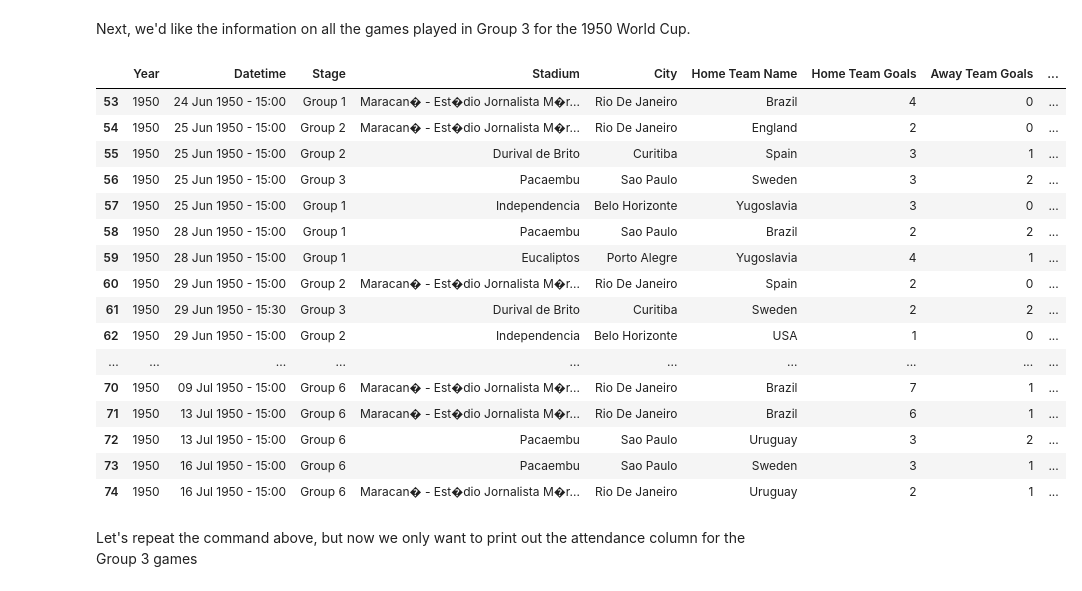
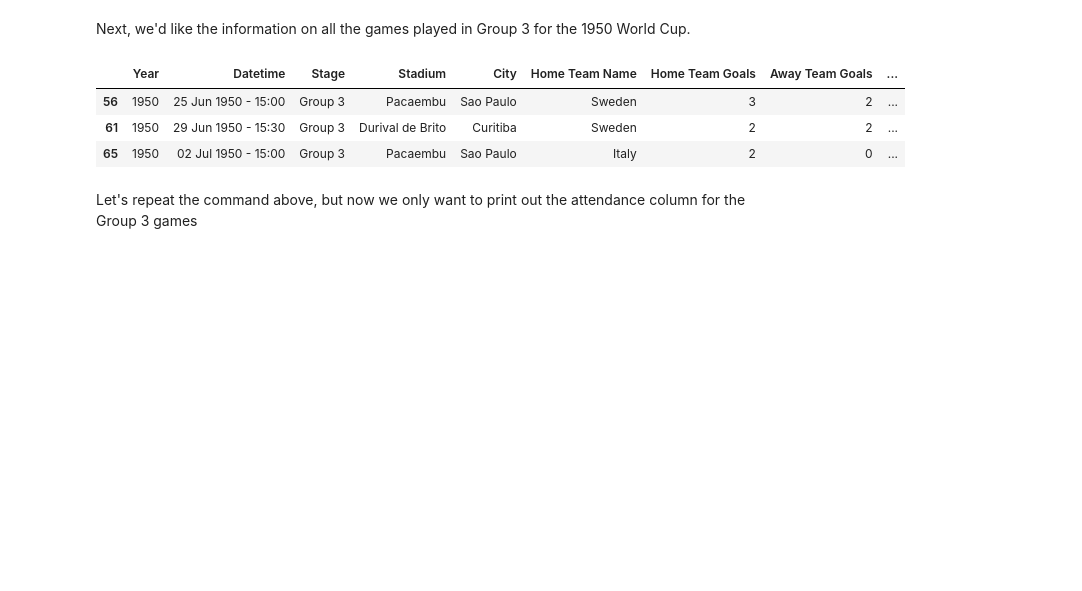
Before and after one commit to rvent/dsc-1-03-09-accessing-data-within-pandas-lab-nyc-ds-career-012819, a Jupyter notebook: index.ipynb, the cells around one changed output. Saved outputs shown, nothing was run; the diff lists cells and outputs as text; code cells hidden in the pictures; blank space fills up the shorter version.

```diff
--- a/index.ipynb
+++ b/index.ipynb
@@ -110,25 +110,12 @@ df[5:10][["Home Team Name", "Away Team Name"]]
 # %% [markdown]
 Next, we'd like the information on all the games played in Group 3 for the 1950 World Cup.
 # %%
-df[[df.Year==1950 df.Stage == "Group 3" &
+df[(df.Year==1950) & (df.Stage == "Group 3")]
 # %% [output]
 |  | Year | Datetime | Stage | Stadium | City | Home Team Name | Home Team Goals | Away Team Goals | ... |
-| 53 | 1950 | 24 Jun 1950 - 15:00 | Group 1 | Maracan� - Est�dio Jornalista M�r... | Rio De Janeiro | Brazil | 4 | 0 | ... |
-| 54 | 1950 | 25 Jun 1950 - 15:00 | Group 2 | Maracan� - Est�dio Jornalista M�r... | Rio De Janeiro | England | 2 | 0 | ... |
-| 55 | 1950 | 25 Jun 1950 - 15:00 | Group 2 | Durival de Brito | Curitiba | Spain | 3 | 1 | ... |
 | 56 | 1950 | 25 Jun 1950 - 15:00 | Group 3 | Pacaembu | Sao Paulo | Sweden | 3 | 2 | ... |
-| 57 | 1950 | 25 Jun 1950 - 15:00 | Group 1 | Independencia | Belo Horizonte | Yugoslavia | 3 | 0 | ... |
-| 58 | 1950 | 28 Jun 1950 - 15:00 | Group 1 | Pacaembu | Sao Paulo | Brazil | 2 | 2 | ... |
-| 59 | 1950 | 28 Jun 1950 - 15:00 | Group 1 | Eucaliptos | Porto Alegre | Yugoslavia | 4 | 1 | ... |
-| 60 | 1950 | 29 Jun 1950 - 15:00 | Group 2 | Maracan� - Est�dio Jornalista M�r... | Rio De Janeiro | Spain | 2 | 0 | ... |
 | 61 | 1950 | 29 Jun 1950 - 15:30 | Group 3 | Durival de Brito | Curitiba | Sweden | 2 | 2 | ... |
-| 62 | 1950 | 29 Jun 1950 - 15:00 | Group 2 | Independencia | Belo Horizonte | USA | 1 | 0 | ... |
-| ... | ... | ... | ... | ... | ... | ... | ... | ... | ... |
-| 70 | 1950 | 09 Jul 1950 - 15:00 | Group 6 | Maracan� - Est�dio Jornalista M�r... | Rio De Janeiro | Brazil | 7 | 1 | ... |
-| 71 | 1950 | 13 Jul 1950 - 15:00 | Group 6 | Maracan� - Est�dio Jornalista M�r... | Rio De Janeiro | Brazil | 6 | 1 | ... |
-| 72 | 1950 | 13 Jul 1950 - 15:00 | Group 6 | Pacaembu | Sao Paulo | Uruguay | 3 | 2 | ... |
-| 73 | 1950 | 16 Jul 1950 - 15:00 | Group 6 | Pacaembu | Sao Paulo | Sweden | 3 | 1 | ... |
-| 74 | 1950 | 16 Jul 1950 - 15:00 | Group 6 | Maracan� - Est�dio Jornalista M�r... | Rio De Janeiro | Uruguay | 2 | 1 | ... |
+| 65 | 1950 | 02 Jul 1950 - 15:00 | Group 3 | Pacaembu | Sao Paulo | Italy | 2 | 0 | ... |
 # %% [markdown]
 Let's repeat the command above, but now we only want to print out the attendance column for the Group 3 games
 # %% [markdown]
```
Also changed, not shown: parts of 1 cell of this notebook.
